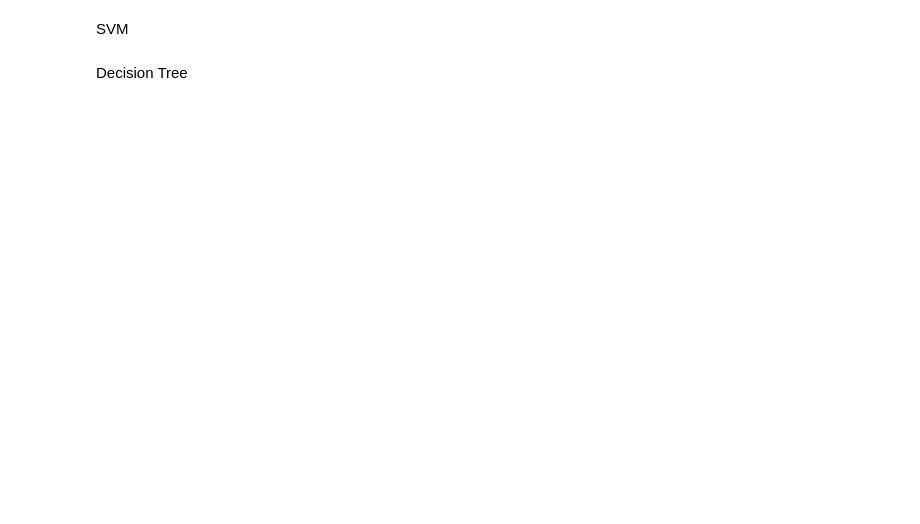
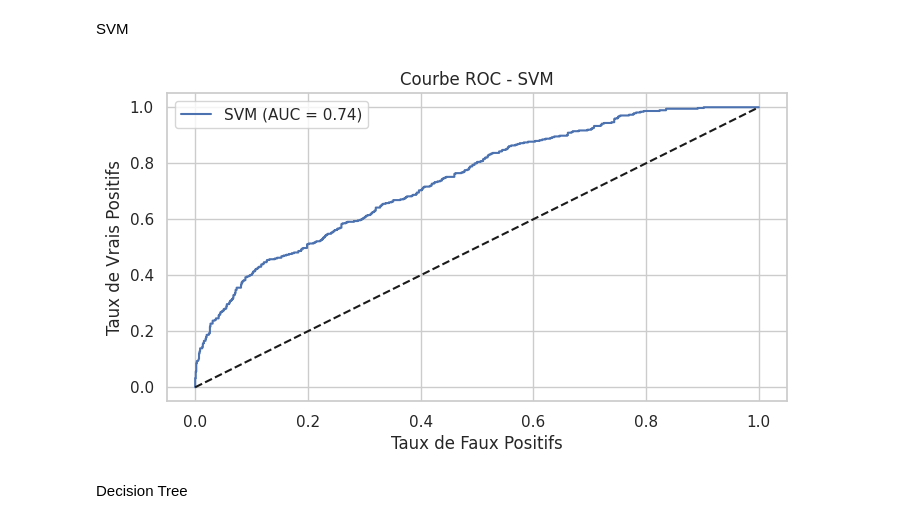
Before and after one commit to ihssane2002/Customer-Churn-Analysis-and-Prediction-, a Jupyter notebook: Customer_Churn_Analysis_and_Prediction.ipynb, the cells around one changed output. Drawn from its saved outputs; the diff is of its cells as text; code cells hidden in the pictures; blank space fills up the shorter version.

```diff
--- a/Customer_Churn_Analysis_and_Prediction.ipynb
+++ b/Customer_Churn_Analysis_and_Prediction.ipynb
@@ -908,19 +978,21 @@ plt.show()
 SVM
 # %%
 # Pour SVM
-y_probs_svm = best_svm.decision_function(X_test)
+y_probs_svm = svm.decision_function(X_test)
 fpr_svm, tpr_svm, _ = roc_curve(y_test, y_probs_svm)
 auc_svm = roc_auc_score(y_test, y_probs_svm)
 
 # Tracer
-plt.figure(figsize=(8,6))
+plt.figure(figsize=(8,4))
 plt.plot(fpr_svm, tpr_svm, label=f'SVM (AUC = {auc_svm:.2f})')
 plt.plot([0,1], [0,1], 'k--')
 plt.xlabel('Taux de Faux Positifs')
 plt.ylabel('Taux de Vrais Positifs')
 plt.title('Courbe ROC - SVM')
 plt.legend()
 plt.show()
+# %% [output]
+[figure, added]
 # %% [markdown]
 Decision Tree
 # %%
```
Also changed, not shown: parts of 7 cells of this notebook.
